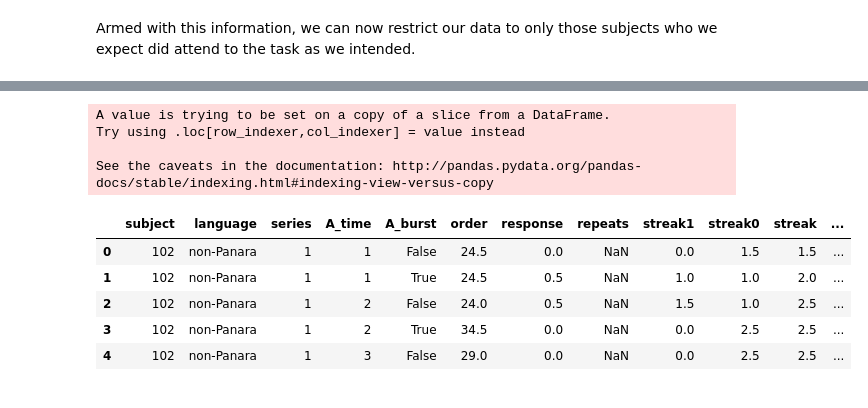
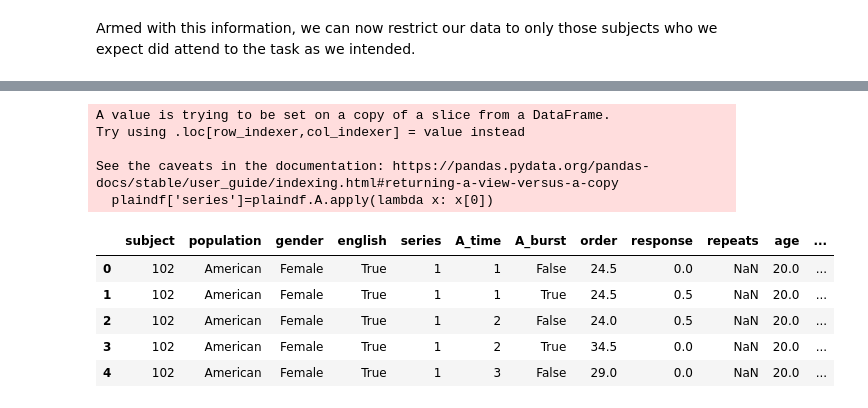
Before and after one commit to susanlinucb/panara_perception, a Jupyter notebook: AXB.ipynb, the cells around one changed output, grey strips where cells are left out. Cells and saved outputs as stored; diff of their text form; code cells hidden in the pictures.

```diff
--- a/AXB.ipynb
+++ b/AXB.ipynb
@@ -77,0 +123,3 @@ responsedf = pd.concat([responsedf_eng,responsedf_pan],sort=False)
+# %%
+demodf = pd.concat([demo_eng, demo_pan])
+demodf.head()
@@ -77,0 +133,3 @@ responsedf = pd.concat([responsedf_eng,responsedf_pan],sort=False)
+# %%
+responsedf = responsedf.merge(demodf,'left',on=['subject'])
+responsedf.head()
@@ -87,8 +157,9 @@ responsedf.response = responsedf.response.apply(lambda x: 'f' if x in ['e','d','
 # This response occurs specifically in one Panara subject's data, where '3' seems to have replaced 'l', as all other
 # responses in this subject's data are 'f'
 responsedf.response = responsedf.response.apply(lambda x: 'l' if x=='3' else x)
-responsedf.response = responsedf.response.apply(lambda x: 1 if x in [2,3,'1','`'] else x)
-responsedf.response = responsedf.response.apply(lambda x: 0 if x in ['0','right'] else x)
+responsedf.response = responsedf.response.apply(lambda x: 1 if x in [2,3,'1','`','left'] else x)
+responsedf.response = responsedf.response.apply(lambda x: 0 if x in ['0','right','-'] else x)
 responsedf = responsedf[~responsedf.response.isna()]
+responsedf = responsedf[responsedf.response!='space']  # Remove 'spacebar' responses; only occurs 3 times
 responsedf.response.unique()
 # %% [output]
@@ -235,4 +322,0 @@ responsedf.head()
-# %%
-responsedf['A_time'] = responsedf.A.apply(lambda x: x[4])
-responsedf['A_burst'] = responsedf.A.apply(lambda x: True if x[2] == '1' else False)
-responsedf.head()
@@ -247,16 +339,18 @@ responsedf.head()
 # %%
 plaindf=responsedf[responsedf.same_spectral=='']
 plaindf['series']=plaindf.A.apply(lambda x: x[0])
-plain_agg = plaindf.groupby(['subject','language','series','A_time', 'A_burst'],as_index=False).aggregate(np.mean)
+plain_agg = plaindf.groupby(['subject','population','gender','english','series','A_time', 'A_burst']
+                            ,as_index=False).aggregate(np.mean)
 plain_agg.head()
 # %% [output]
 A value is trying to be set on a copy of a slice from a DataFrame.
 Try using .loc[row_indexer,col_indexer] = value instead
 
-See the caveats in the documentation: http://pandas.pydata.org/pandas-docs/stable/indexing.html#indexing-view-versus-copy
+See the caveats in the documentation: https://pandas.pydata.org/pandas-docs/stable/user_guide/indexing.html#returning-a-view-versus-a-copy
+  plaindf['series']=plaindf.A.apply(lambda x: x[0])
-|  | subject | language | series | A_time | A_burst | order | response | repeats | streak1 | streak0 | streak | ... |
-| 0 | 102 | non-Panara | 1 | 1 | False | 24.5 | 0.0 | NaN | 0.0 | 1.5 | 1.5 | ... |
-| 1 | 102 | non-Panara | 1 | 1 | True | 24.5 | 0.5 | NaN | 1.0 | 1.0 | 2.0 | ... |
-| 2 | 102 | non-Panara | 1 | 2 | False | 24.0 | 0.5 | NaN | 1.5 | 1.0 | 2.5 | ... |
-| 3 | 102 | non-Panara | 1 | 2 | True | 34.5 | 0.0 | NaN | 0.0 | 2.5 | 2.5 | ... |
-| 4 | 102 | non-Panara | 1 | 3 | False | 29.0 | 0.0 | NaN | 0.0 | 2.5 | 2.5 | ... |
+|  | subject | population | gender | english | series | A_time | A_burst | order | response | repeats | age | ... |
+| 0 | 102 | American | Female | True | 1 | 1 | False | 24.5 | 0.0 | NaN | 20.0 | ... |
+| 1 | 102 | American | Female | True | 1 | 1 | True | 24.5 | 0.5 | NaN | 20.0 | ... |
+| 2 | 102 | American | Female | True | 1 | 2 | False | 24.0 | 0.5 | NaN | 20.0 | ... |
+| 3 | 102 | American | Female | True | 1 | 2 | True | 34.5 | 0.0 | NaN | 20.0 | ... |
+| 4 | 102 | American | Female | True | 1 | 3 | False | 29.0 | 0.0 | NaN | 20.0 | ... |
```
Also changed, not shown: parts of 65 cells of this notebook.
